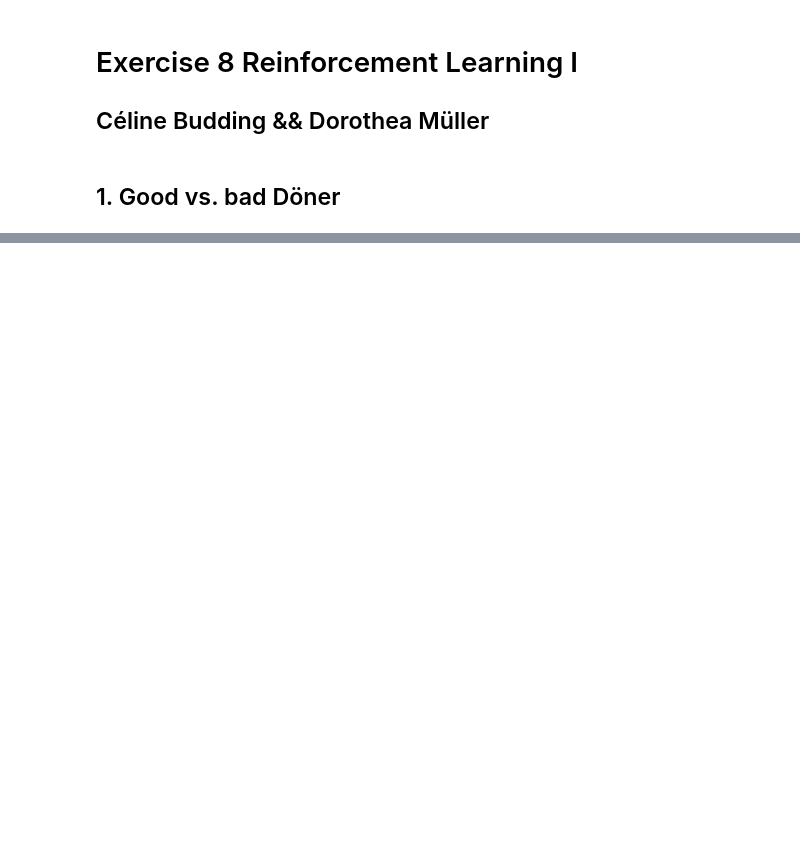
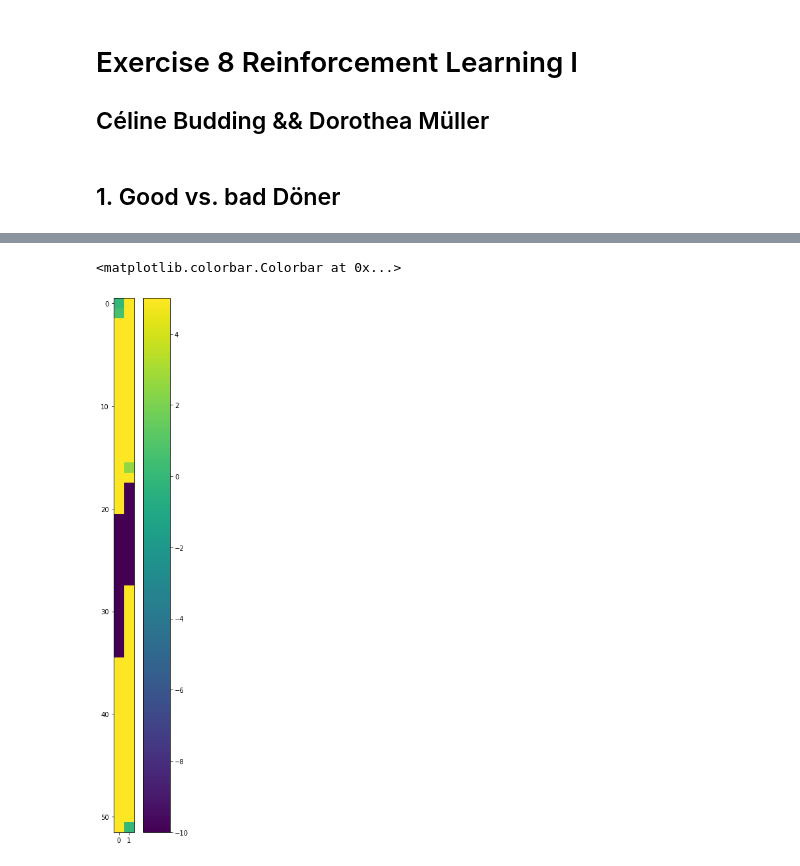
Before and after one commit to DorotheaMueller/mhbf, a Jupyter notebook: ex_9_budding_mueller.ipynb, the cells around one changed output, grey strips where cells are left out. Cells and saved outputs as stored; diff of their text form; code cells hidden in the pictures; blank space fills up the shorter version.

```diff
--- a/ex_9_budding_mueller.ipynb
+++ b/ex_9_budding_mueller.ipynb
@@ -21,11 +27,0 @@ import matplotlib.pyplot as plt
-# %%
-n_states = 50
-good_doener_val = 1000
-bad_doener_val = 100
-
-rewards = np.repeat(-10, n_states + 2)
-rewards[0] = 0
-rewards[1] = bad_doener_val
-rewards[-2] = good_doener_val
-rewards[-1] = 0
-rewards
@@ -66,30 +55,12 @@ array([[0.        , 0.        ],
 def choose_action(q, state, eps=0.1):
     """Return -1 for down, +1 for up."""
     action = None
-    # Check if terminated. TODO: how to do termination
-#     if state == 0 or state == len(q):
-#         return action
-    if False:
-        pass
 
-    elif np.random.random() < 1-eps:
+    if np.random.random() < 1-eps:
         if q[state][0] > q[state][1]:
             action = -1
         else:
             action = 1
-    # Epsilon.
     else:
         action = np.random.choice([1, -1])
     return action
-# %%
-# SARSA algorithm.
-episodes = 1
-
-for _ in range(episodes):
-    # Random starting state.
-    state = np.random.randint(n_states)
-    # Choose action using eps policy derived from q.
-    action = choose_action(q_val, state)
-    reward = rewards[state + action]
-
-    break
@@ -119,0 +150,7 @@ for _ in range(episodes):
+# %%
+plt.figure(figsize = (5, 15))
+plt.imshow(q_val, vmin = -10, vmax = 5)
+plt.colorbar()
+# %% [output]
+<matplotlib.colorbar.Colorbar at 0x...>
+[figure, added]
```
Also changed, not shown: parts of 8 cells of this notebook.
